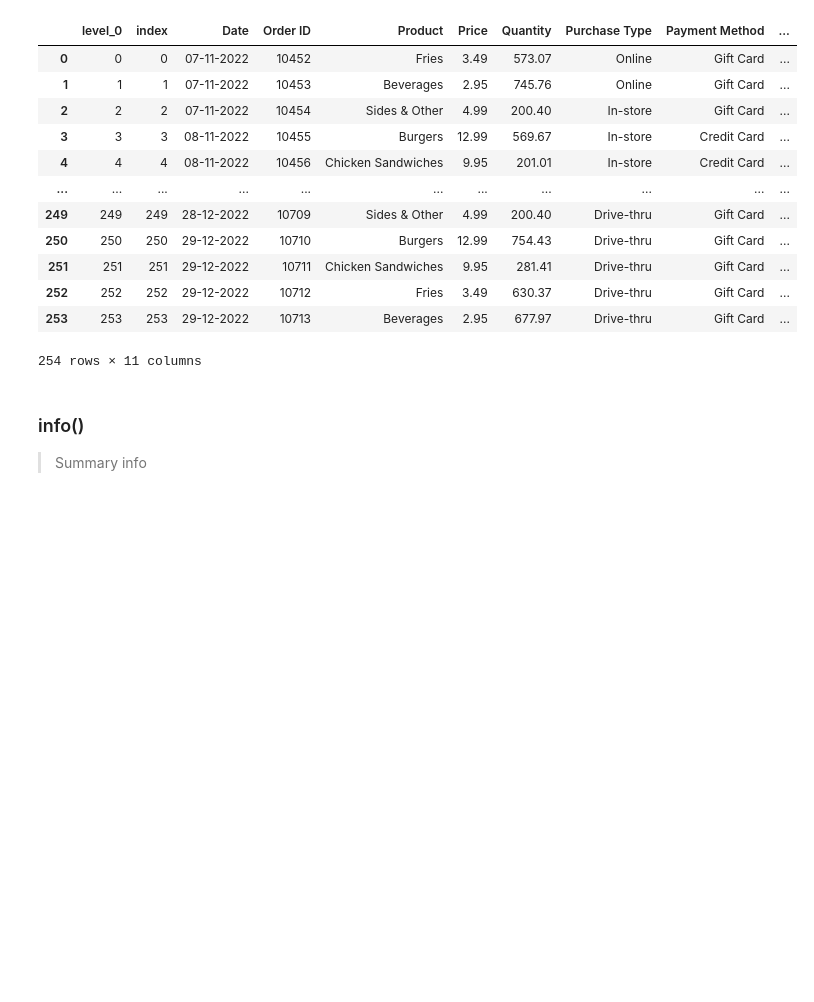
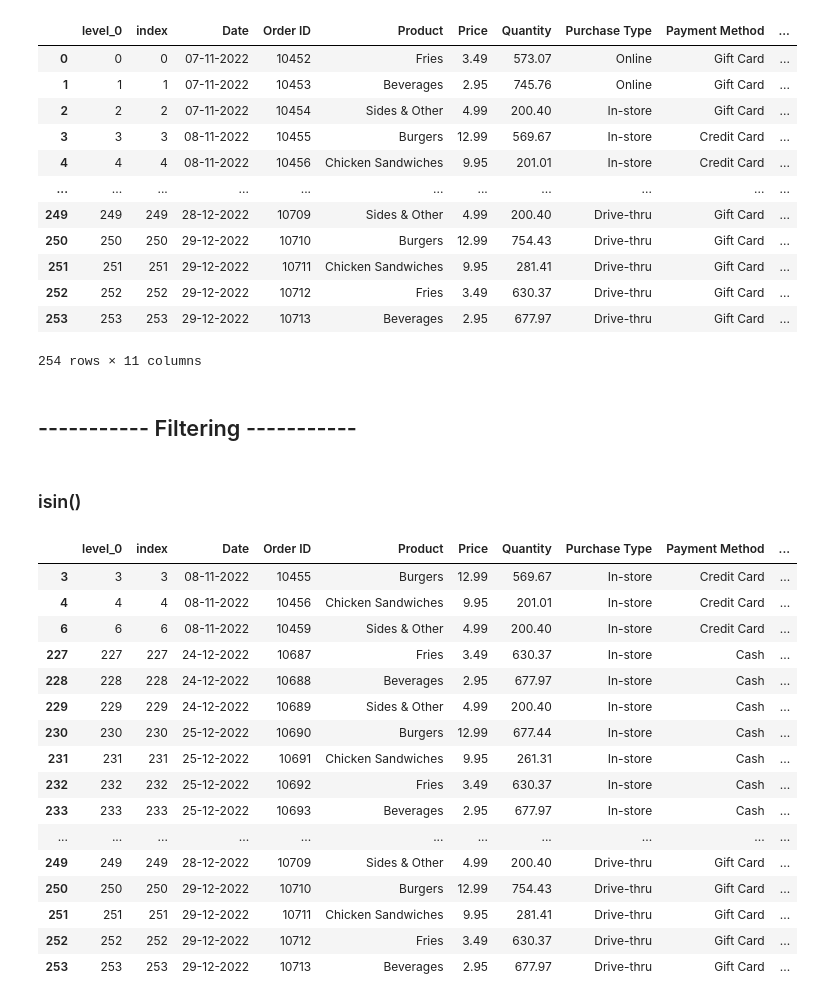
Before and after one commit to sapna-choudhary-1/Data-Engineering-Training, a Jupyter notebook: Pandas/2. data_inspection_&_selection.ipynb, the cells around one changed output. Cells and saved outputs as stored; diff of their text form; code cells hidden in the pictures; blank space fills up the shorter version.

```diff
--- a/Pandas/2. data_inspection_&_selection.ipynb
+++ b/Pandas/2. data_inspection_&_selection.ipynb
@@ -373,6 +550,27 @@ Index(['level_0', 'index', 'Date', 'Order ID', 'Product', 'Price', 'Quantity',
 | 252 | 252 | 252 | 29-12-2022 | 10712 | Fries | 3.49 | 630.37 | Drive-thru | Gift Card | ... |
 | 253 | 253 | 253 | 29-12-2022 | 10713 | Beverages | 2.95 | 677.97 | Drive-thru | Gift Card | ... |
 254 rows × 11 columns
-# %% [markdown]
-### info()
-> Summary info
+# %% [markdown]
+## ----------- Filtering -----------
+# %% [markdown]
+### isin()
+# %%
+df[df["City"].isin(["Berlin", "Chennai"])]
+# %% [output]
+|  | level_0 | index | Date | Order ID | Product | Price | Quantity | Purchase Type | Payment Method | ... |
+| 3 | 3 | 3 | 08-11-2022 | 10455 | Burgers | 12.99 | 569.67 | In-store | Credit Card | ... |
+| 4 | 4 | 4 | 08-11-2022 | 10456 | Chicken Sandwiches | 9.95 | 201.01 | In-store | Credit Card | ... |
+| 6 | 6 | 6 | 08-11-2022 | 10459 | Sides & Other | 4.99 | 200.40 | In-store | Credit Card | ... |
+| 227 | 227 | 227 | 24-12-2022 | 10687 | Fries | 3.49 | 630.37 | In-store | Cash | ... |
+| 228 | 228 | 228 | 24-12-2022 | 10688 | Beverages | 2.95 | 677.97 | In-store | Cash | ... |
+| 229 | 229 | 229 | 24-12-2022 | 10689 | Sides & Other | 4.99 | 200.40 | In-store | Cash | ... |
+| 230 | 230 | 230 | 25-12-2022 | 10690 | Burgers | 12.99 | 677.44 | In-store | Cash | ... |
+| 231 | 231 | 231 | 25-12-2022 | 10691 | Chicken Sandwiches | 9.95 | 261.31 | In-store | Cash | ... |
+| 232 | 232 | 232 | 25-12-2022 | 10692 | Fries | 3.49 | 630.37 | In-store | Cash | ... |
+| 233 | 233 | 233 | 25-12-2022 | 10693 | Beverages | 2.95 | 677.97 | In-store | Cash | ... |
+| ... | ... | ... | ... | ... | ... | ... | ... | ... | ... | ... |
+| 249 | 249 | 249 | 28-12-2022 | 10709 | Sides & Other | 4.99 | 200.40 | Drive-thru | Gift Card | ... |
+| 250 | 250 | 250 | 29-12-2022 | 10710 | Burgers | 12.99 | 754.43 | Drive-thru | Gift Card | ... |
+| 251 | 251 | 251 | 29-12-2022 | 10711 | Chicken Sandwiches | 9.95 | 281.41 | Drive-thru | Gift Card | ... |
+| 252 | 252 | 252 | 29-12-2022 | 10712 | Fries | 3.49 | 630.37 | Drive-thru | Gift Card | ... |
+| 253 | 253 | 253 | 29-12-2022 | 10713 | Beverages | 2.95 | 677.97 | Drive-thru | Gift Card | ... |
```
Also changed, not shown: parts of 92 cells of this notebook, 5 other files.
